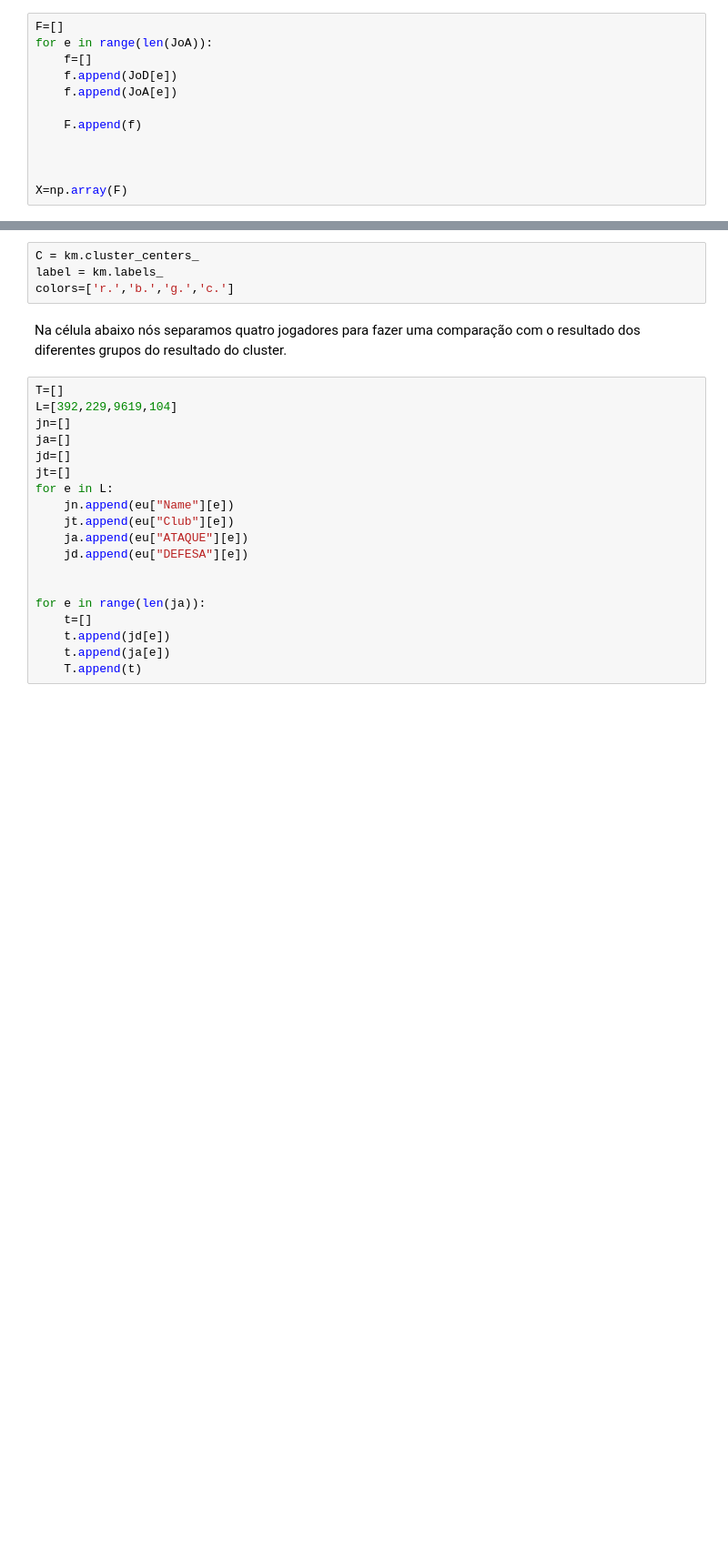
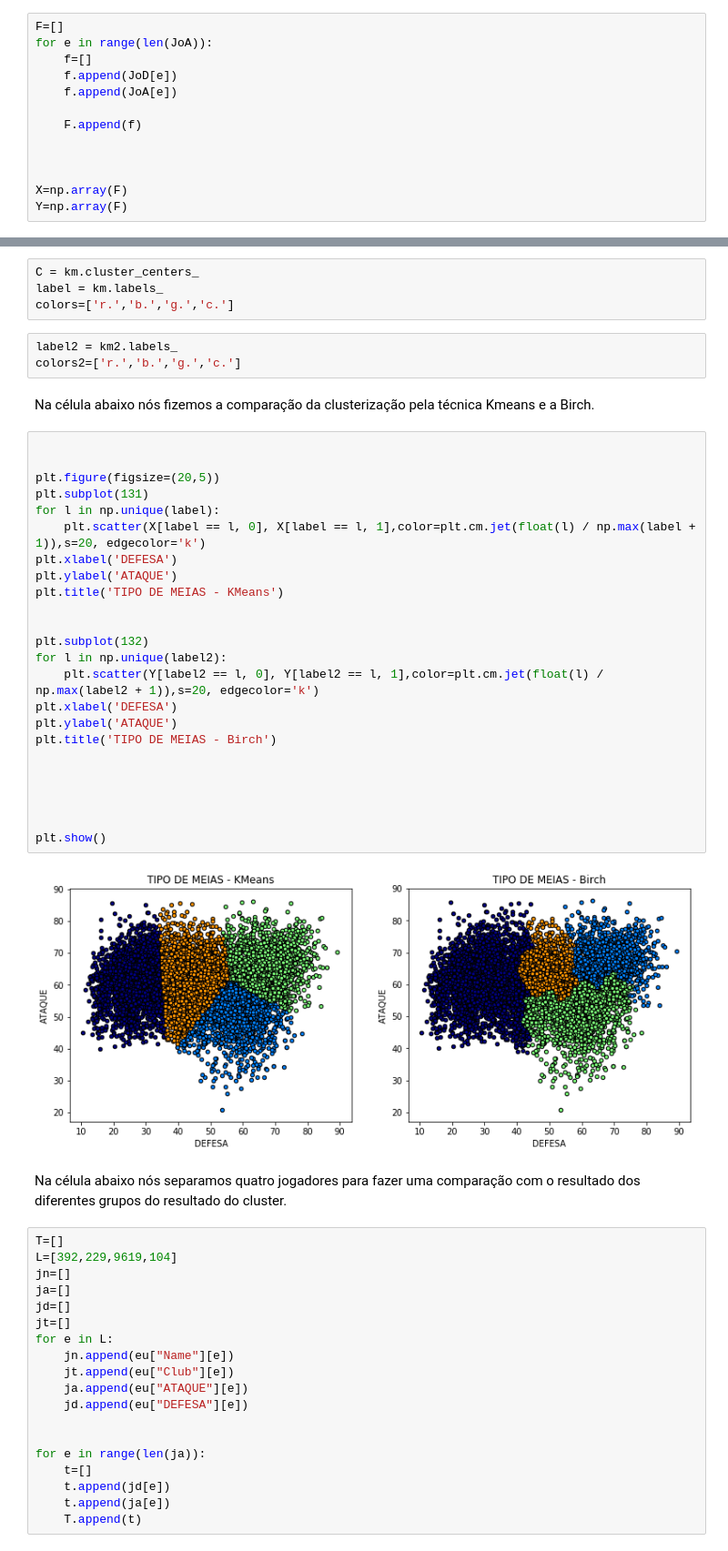
Before and after one commit to gabiuas/FIFA18, a Jupyter notebook: Fifa18.ipynb, the cells around one changed output, grey strips where cells are left out. Shown at 91% size. Drawn from its saved outputs; the diff is of its cells as text; blank space fills up the shorter version.

```diff
--- a/Fifa18.ipynb
+++ b/Fifa18.ipynb
@@ -163,6 +163,7 @@ for e in range(len(JoA)):
 
 
 X=np.array(F)
+Y=np.array(F)
 # %% [markdown]
 Nas próximas células nos definimos o tipo de cluster e definimos seus centros.
 # %%
@@ -177,6 +185,37 @@ KMeans(algorithm='auto', copy_x=True, init='k-means++', max_iter=300,
 C = km.cluster_centers_
 label = km.labels_
 colors=['r.','b.','g.','c.']
+# %%
+label2 = km2.labels_
+colors2=['r.','b.','g.','c.']
+# %% [markdown]
+Na célula abaixo nós fizemos a comparação da clusterização pela técnica Kmeans e a Birch.
+# %%
+
+
+plt.figure(figsize=(20,5))
+plt.subplot(131)
+for l in np.unique(label):
+    plt.scatter(X[label == l, 0], X[label == l, 1],color=plt.cm.jet(float(l) / np.max(label + 1)),s=20, edgecolor='k')
+plt.xlabel('DEFESA')
+plt.ylabel('ATAQUE')
+plt.title('TIPO DE MEIAS - KMeans')
+
+
+plt.subplot(132)
+for l in np.unique(label2):
+    plt.scatter(Y[label2 == l, 0], Y[label2 == l, 1],color=plt.cm.jet(float(l) / np.max(label2 + 1)),s=20, edgecolor='k')
+plt.xlabel('DEFESA')
+plt.ylabel('ATAQUE')
+plt.title('TIPO DE MEIAS - Birch')
+
+
+
+
+
+plt.show()
+# %% [output]
+[figure, added]
 # %% [markdown]
 Na célula abaixo nós separamos quatro jogadores para fazer uma comparação com o resultado dos diferentes grupos do resultado do cluster.
 # %%
```
Also changed, not shown: parts of 3 cells of this notebook.
